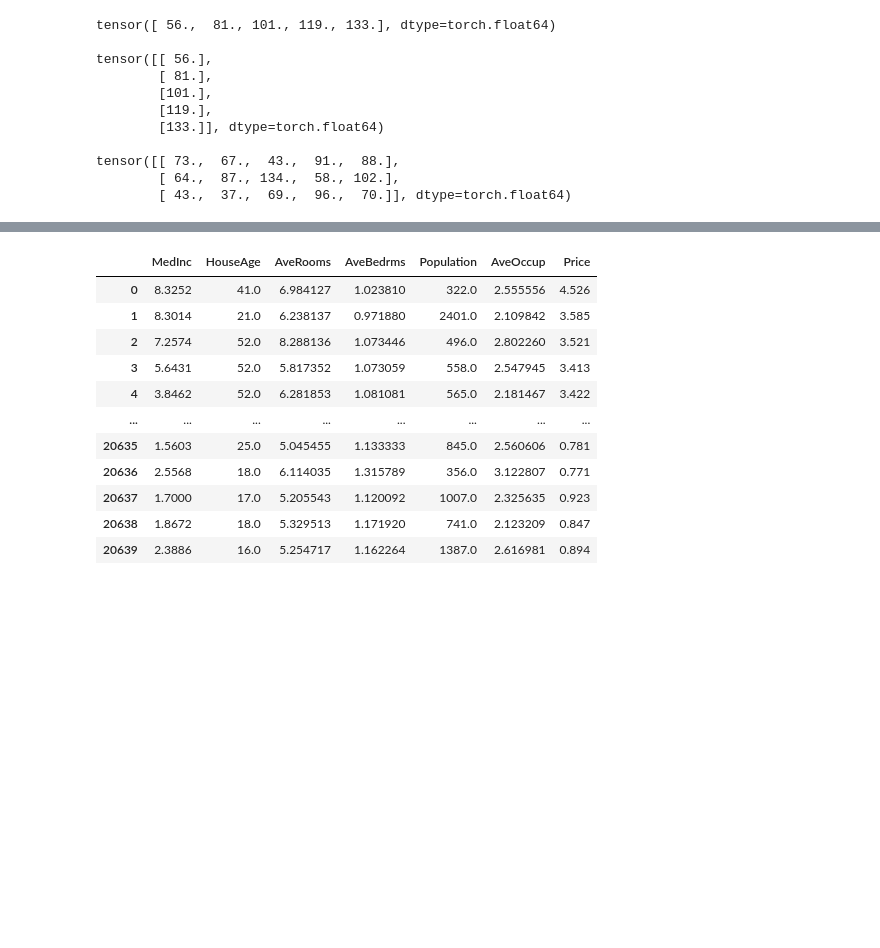
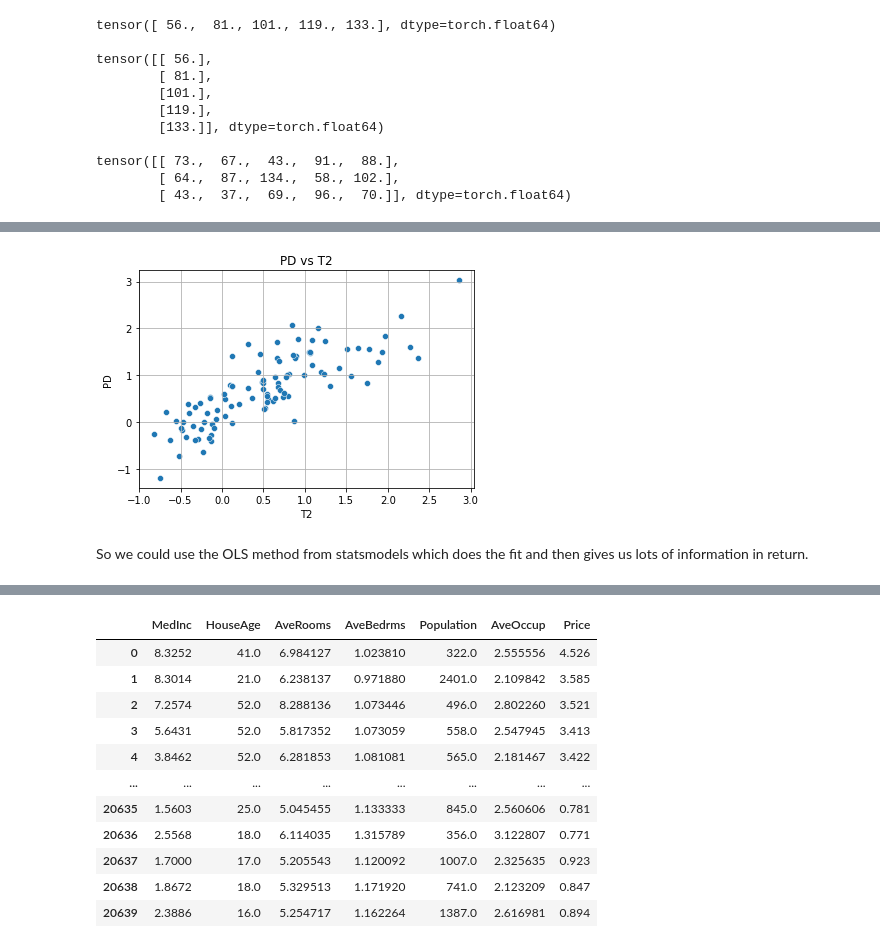
Before and after one commit to steviep42/bios_534, a Jupyter notebook: torch_regression.ipynb, the cells around one changed output, grey strips where cells are left out. Saved outputs shown, nothing was run; the diff lists cells and outputs as text; code cells hidden in the pictures; blank space fills up the shorter version.

```diff
--- a/torch_regression.ipynb
+++ b/torch_regression.ipynb
@@ -140,0 +162,7 @@ tensor([[ 73.,  67.,  43.,  91.,  88.],
+# %%
+import statsmodels.api as sm
+import statsmodels.formula.api as smf
+import matplotlib.pyplot as plt
+url = "https://raw.githubusercontent.com/bcaffo/ds4bme_intro/master/data/oasis.csv"
+
+# See YouTube video by Brian Caffo at https://www.youtube.com/watch?v=hu7FhlT_a24
@@ -140,0 +173,5 @@ tensor([[ 73.,  67.,  43.,  91.,  88.],
+# %%
+# Read in the Imaging Data -
+import pandas as pd
+imaging = pd.read_csv(url)
+imaging.head()
@@ -140,0 +191,10 @@ tensor([[ 73.,  67.,  43.,  91.,  88.],
+# %%
+# Simple scatterplot
+import seaborn as sns
+sns.scatterplot(x=imaging['T2'],y=imaging['PD'])
+plt.title("PD vs T2")
+plt.grid()
+# %% [output]
+[figure, added]
+# %% [markdown]
+So we could use the OLS method from statsmodels which does the fit and then gives us lots of information in return.
```
Also changed, not shown: parts of 70 cells of this notebook.
